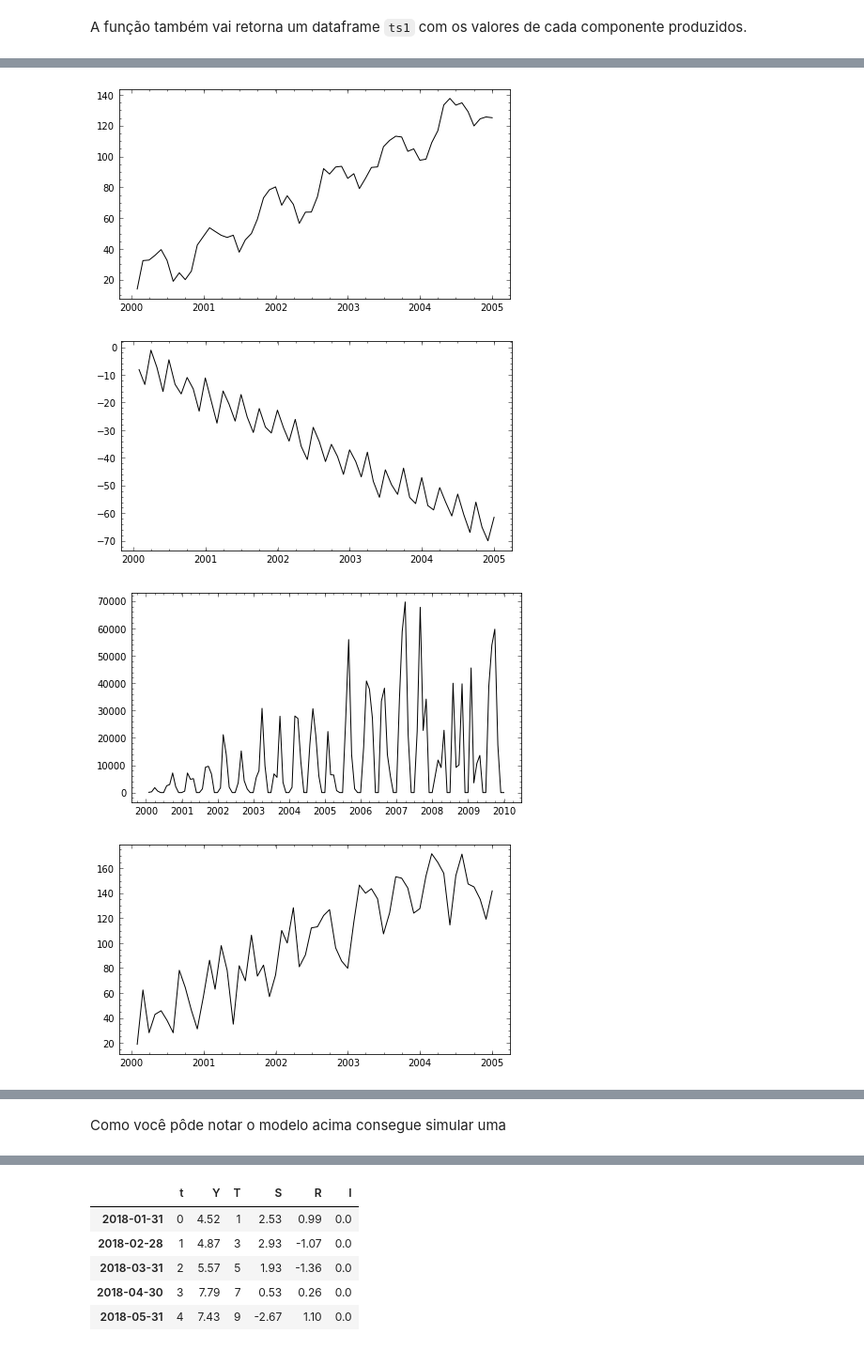
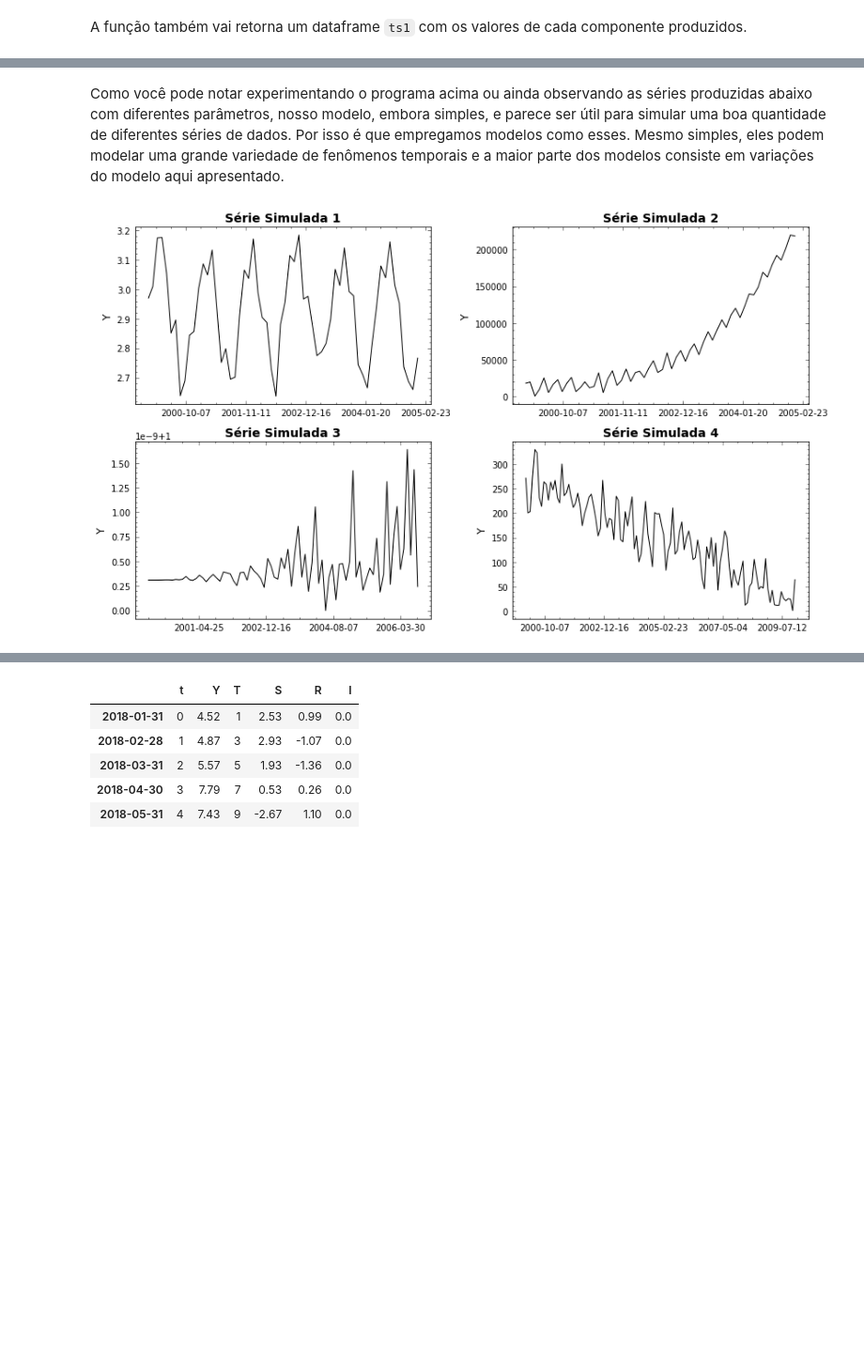
Before and after one commit to Rogerio-mack/Temporal, a Jupyter notebook: cap1_IntrodTimeSeries.ipynb, the cells around one changed output, grey strips where cells are left out. Shown at 94% size. Saved outputs shown, nothing was run; the diff lists cells and outputs as text; code cells hidden in the pictures; blank space fills up the shorter version.

```diff
--- a/cap1_IntrodTimeSeries.ipynb
+++ b/cap1_IntrodTimeSeries.ipynb
@@ -278,25 +277,27 @@ $$ Y_t = 1 + \beta t  \space \space \space + \frac{ 2 \pi }{ k } \sin t \space \
 import ipywidgets as widgets
 from statsmodels.tsa.seasonal import seasonal_decompose
 
-def f(nr_months=60, beta_trend=2, seasons_month_len=10, noise=0.2, model='additive', show_plot=True):
+def f(nr_months=60, beta_0=1, beta_1=2, beta_2=0, beta_3=0, alpha=0.2, seasons_month_len=10, noise=0.2, model='additive', show_plot=True):
+  np.seed = 123
   index_dates = pd.date_range(start='1/1/2000', periods=nr_months, freq='M')
 
   t = np.arange(0,len(index_dates),1)
   n = len(t)
 
-  T = 1 + t*beta_trend
+  T = beta_0 + beta_1*t + + beta_2*t**2 + beta_3*t**3
   S = np.sin( np.arange(0,len(index_dates),1) * 2 * np.pi/seasons_month_len)
-  S = S + np.abs(S.min()) # only positives values
-  S = S * T.mean() * 0.2 # scale
+  S = S # only positives values
+  S = S * T.mean() * alpha # scale
   R = np.random.sample(n)
-  R = R + np.abs(R.min()) # only positives values
+  R = R # only positives values
   R = R * T.mean() * noise # scale
 
   if model == 'additive':
     Y = T + S + R
   else:
     Y = T * S * R
-    Y = Y + 1 # just to avoid 0's
+
+  Y = Y + np.abs(Y.min()) + 1 # just to create only positive values
 
   df = pd.DataFrame()
   df.index = index_dates
@@ -322,7 +323,7 @@ def f(nr_months=60, beta_trend=2, seasons_month_len=10, noise=0.2, model='additi
 
   return ts1
 
-simulate_ts1 = widgets.interactive(f, nr_months=(40,120,1), beta_trend=(0,10,0.1), seasons_month_len=(3, 12, 3), noise=(0, 1, 0.01), model=['additive','multiplicative'])
+simulate_ts1 = widgets.interactive(f,  alpha=(0.2,10), beta_0=(-10,10), beta_1=(-10,10), beta_2=(-10,10), beta_3=(-10,10) ,nr_months=(40,120,1), seasons_month_len=(3, 12, 3), noise=(0, 1, 0.01), model=['additive','multiplicative'])
 
 simulate_ts1_f = f
 # %% [markdown]
@@ -345,25 +346,29 @@ ts1.head()
+# %% [markdown]
+Como você pode notar experimentando o programa acima ou ainda observando as séries produzidas abaixo com diferentes parâmetros, nosso modelo, embora simples, e parece ser útil para simular uma boa quantidade de diferentes séries de dados. Por isso é que empregamos modelos como esses. Mesmo simples, eles podem modelar uma grande variedade de fenômenos temporais e a maior parte dos modelos consiste em variações do modelo aqui apresentado.
 # %%
-ts1 = simulate_ts1_f(nr_months=60, beta_trend=2, seasons_month_len=10, noise=0.2, model='additive', show_plot=False)
-plt.plot(ts1.Y)
+ts1_list = []
+
+ts1 = simulate_ts1_f(nr_months=60, beta_1=0, seasons_month_len=10, noise=0.2, model='additive', show_plot=False)
+ts1_list.append(ts1)
+
+ts1 = simulate_ts1_f(nr_months=60, beta_1=-1, beta_2=2, beta_3=1, seasons_month_len=3, noise=0.2, model='additive', show_plot=False)
+ts1_list.append(ts1)
+
+ts1 = simulate_ts1_f(nr_months=80, beta_1=-2, alpha=0.2, seasons_month_len=1, noise=0.2, model='multiplicative', show_plot=False)
+ts1_list.append(ts1)
+
+ts1 = simulate_ts1_f(nr_months=120, beta_1=-2, seasons_month_len=6, noise=0.9, model='additive', show_plot=False)
+ts1_list.append(ts1)
+
+fig, ax = plt.subplots(2,2,figsize=(12,7))
+
+for i, axis in enumerate(fig.axes):
+
+  sns.lineplot(x=ts1_list[i].index, y=ts1_list[i].Y, ax=axis)
+  axis.xaxis.set_major_locator(ticker.MaxNLocator(5))
+  axis.set_title('Série Simulada ' + str(i+1))
+
+plt.tight_layout()
 plt.show()
-
-ts1 = simulate_ts1_f(nr_months=60, beta_trend=-1, seasons_month_len=3, noise=0.2, model='additive', show_plot=False)
-plt.plot(ts1.Y)
-plt.show()
-
-ts1 = simulate_ts1_f(nr_months=120, beta_trend=1.5, seasons_month_len=6, noise=0.2, model='multiplicative', show_plot=False)
-plt.plot(ts1.Y)
-plt.show()
-
-ts1 = simulate_ts1_f(nr_months=60, beta_trend=2, seasons_month_len=6, noise=0.9, model='additive', show_plot=False)
-plt.plot(ts1.Y)
-plt.show()
-
-ts1 = simulate_ts1_f(nr_months=60, beta_trend=2, seasons_month_len=6, noise=0.9, model='multiplicative', show_plot=False)
-plt.plot(ts1.Y)
-plt.show()
 # %% [output]
-[figure, old version]
+[figure, new version]
-[figure, removed]
-[figure, removed]
-[figure, removed]
@@ -371,2 +374,0 @@ plt.show()
-# %% [markdown]
-Como você pôde notar o modelo acima consegue simular uma
```
Also changed, not shown: parts of 28 cells of this notebook.
